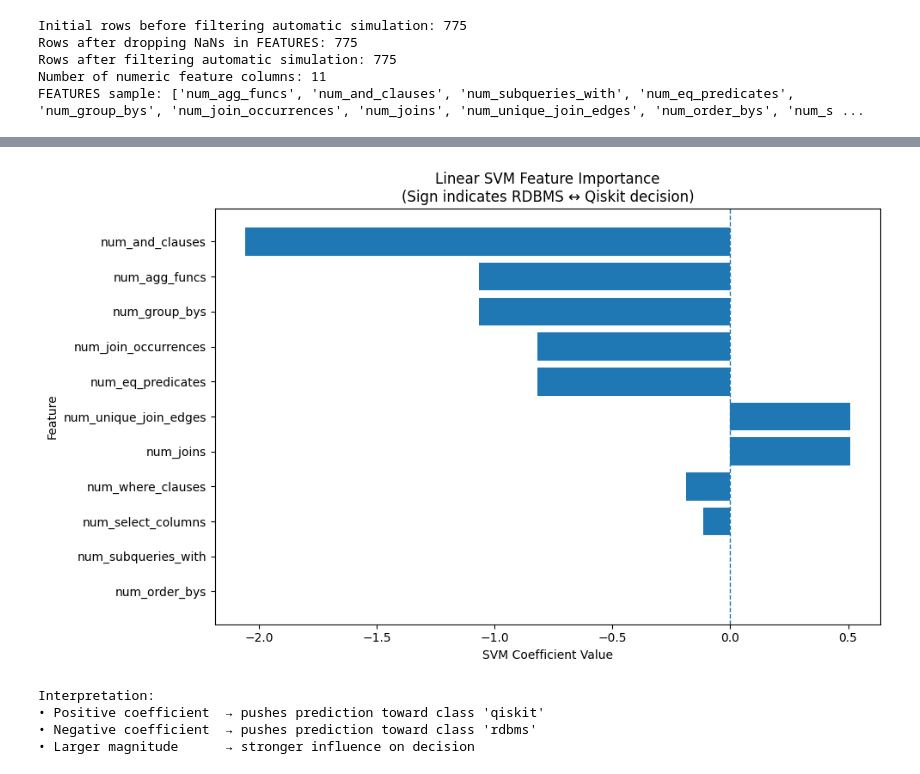
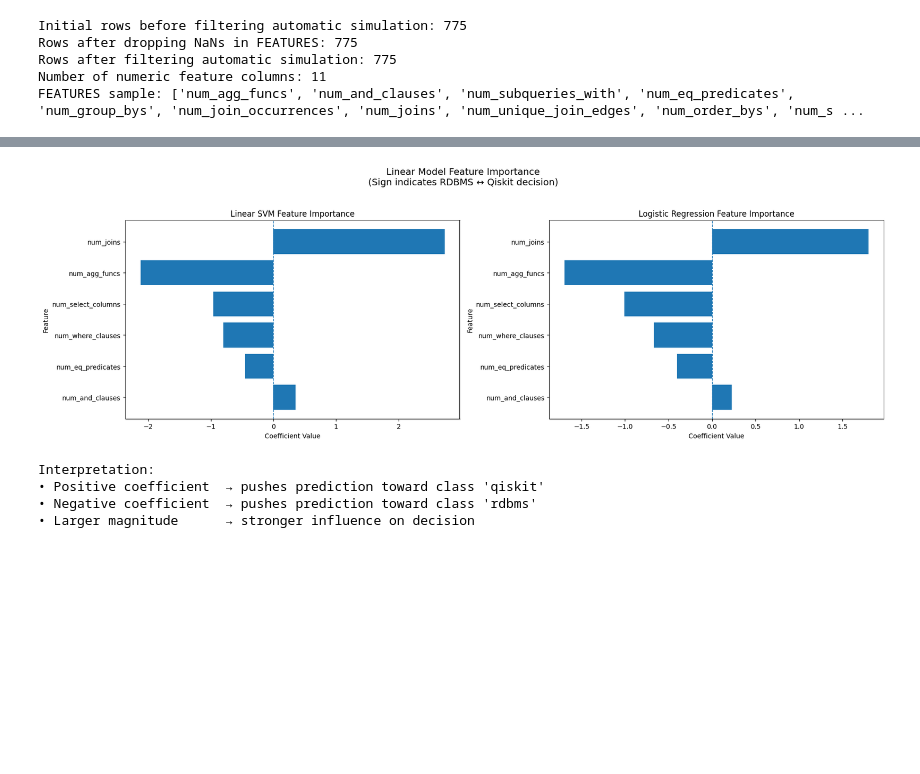
Before and after one commit to InfiniData-Lab/InferQ, a Jupyter notebook: analysis/rdbms.ipynb, the cells around one changed output, grey strips where cells are left out. Drawn from its saved outputs; the diff is of its cells as text; code cells hidden in the pictures; blank space fills up the shorter version.

```diff
--- a/analysis/rdbms.ipynb
+++ b/analysis/rdbms.ipynb
@@ -56,5 +62,18 @@ FEATURES sample: ['num_agg_funcs', 'num_and_clauses', 'num_subqueries_with', 'nu
 # %%
 # Plot the correlation matrix using utils.PlotCorrelationMatrix
 from utils import PlotCorrelationMatrix
-pcm = PlotCorrelationMatrix(df, FEATURES, (12, 10))
+DROP_COLS = [
+    "num_subqueries_with",
+    "num_order_bys",
+    "num_group_bys",
+    "num_unique_join_edges",
+    "num_join_occurrences",
+    # "num_select_columns",
+    # "num_where_clauses",
+] # drop columns with low variance or non-meaningful
+
+FEATURES = [c for c in FEATURES if c not in DROP_COLS]
+pcm = PlotCorrelationMatrix(df, FEATURES, (8, 6))
+# print nonunique columns
+df[FEATURES].nunique().sort_values()
 # %% [output]
@@ -661,60 +361,44 @@ import pandas as pd
 import numpy as np
 import matplotlib.pyplot as plt
 
-# -------------------------------------------------
-# 1. Get trained Linear SVM from pipeline
-# -------------------------------------------------
-svm_pipeline = models["Linear SVM"]
-svm_clf = svm_pipeline.named_steps["clf"]
-scaler = svm_pipeline.named_steps["scaler"]
+models_to_compare = {
+    "Linear SVM": models["Linear SVM"],
+    "Logistic Regression": models["Logistic Regression"]
+}
 
-# -------------------------------------------------
-# 2. Get feature names and coefficients
-# -------------------------------------------------
-feature_names = FEATURES
-coefs = svm_clf.coef_.ravel()   # binary SVM → shape (n_features,)
+TOP_K = 20
+fig, axes = plt.subplots(1, 2, figsize=(18, 6))
 
-importance_df = pd.DataFrame({
-    "feature": feature_names,
-    "coefficient": coefs,
-    "abs_importance": np.abs(coefs)
-})
+for ax, (name, pipeline) in zip(axes, models_to_compare.items()):
 
-# Sort by absolute importance
-importance_df = importance_df.sort_values(
-    "abs_importance",
-    ascending=False
+    clf = pipeline.named_steps["clf"]
+    coefs = clf.coef_.ravel()
+
+    importance_df = pd.DataFrame({
+        "feature": FEATURES,
+        "coefficient": coefs,
+        "abs_importance": np.abs(coefs)
+    }).sort_values("abs_importance", ascending=False)
+
+    print(f"\nTop 15 most important features ({name}):\n")
+    print(importance_df.head(15))
+
+    plot_df = importance_df.head(TOP_K).iloc[::-1]
+
+    ax.barh(plot_df["feature"], plot_df["coefficient"])
+    ax.axvline(0, linestyle="--", linewidth=1)
+    ax.set_title(f"{name} Feature Importance")
+    ax.set_xlabel("Coefficient Value")
+    ax.set_ylabel("Feature")
+
+fig.suptitle(
+    "Linear Model Feature Importance\n(Sign indicates RDBMS ↔ Qiskit decision)",
+    fontsize=14
 )
 
-# -------------------------------------------------
-# 3. Print top features
-# -------------------------------------------------
-print("Top 15 most important features (Linear SVM):\n")
-print(importance_df.head(15))
-
-# -------------------------------------------------
-# 4. Visualize decision surface (top-k features)
-# -------------------------------------------------
-TOP_K = 20
-plot_df = importance_df.head(TOP_K).iloc[::-1]  # reverse for plotting
-
-plt.figure(figsize=(10, 6))
-plt.barh(
-    plot_df["feature"],
-    plot_df["coefficient"]
-)
-
-plt.axvline(0, linestyle="--", linewidth=1)
-plt.title("Linear SVM Feature Importance\n(Sign indicates RDBMS ↔ Qiskit decision)")
-plt.xlabel("SVM Coefficient Value")
-plt.ylabel("Feature")
-
-plt.tight_layout()
+plt.tight_layout(rect=[0, 0, 1, 0.95])
 plt.show()
 
-# -------------------------------------------------
-# 5. Interpretation helper
-# -------------------------------------------------
 print("\nInterpretation:")
 print("• Positive coefficient  → pushes prediction toward class 'qiskit'")
 print("• Negative coefficient  → pushes prediction toward class 'rdbms'")
@@ -737,4 +426,4 @@ Top 15 most important features (Linear SVM):
-[figure, old version]
+[figure, new version]
 Interpretation:
 • Positive coefficient  → pushes prediction toward class 'qiskit'
 • Negative coefficient  → pushes prediction toward class 'rdbms'
```
Also changed, not shown: parts of 13 cells of this notebook.
